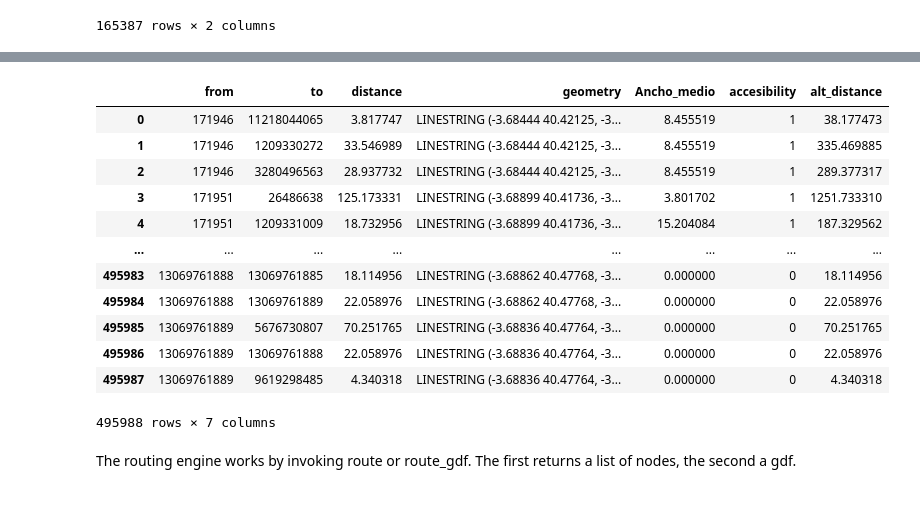
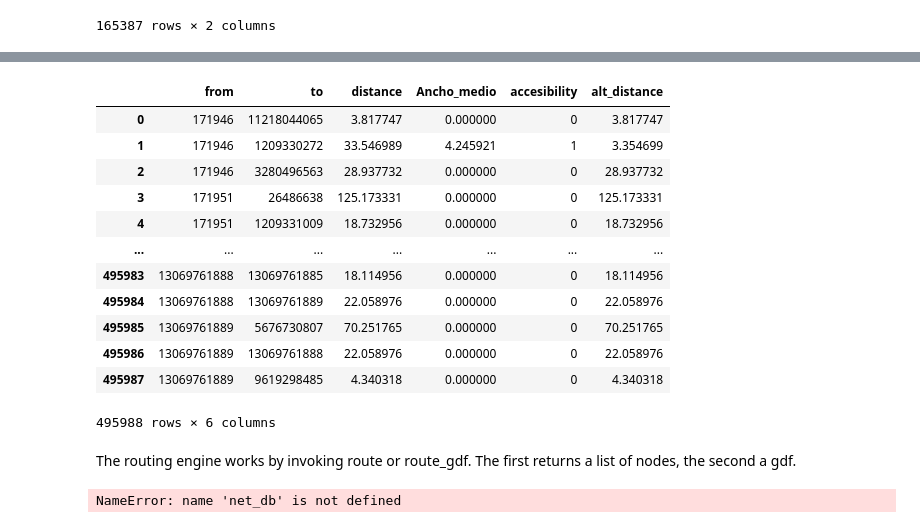
Before and after one commit to mehrrero/madrid_open_data, a Jupyter notebook: notebooks/example.ipynb, the cells around one changed output, grey strips where cells are left out. Saved outputs shown, nothing was run; the diff lists cells and outputs as text; code cells hidden in the pictures.

```diff
--- a/notebooks/example.ipynb
+++ b/notebooks/example.ipynb
@@ -149,25 +166,27 @@ net_db.nodes
 # %%
-net.edges_alt
+net_db.edges_alt
 # %% [output]
-|  | from | to | distance | geometry | Ancho_medio | accesibility | alt_distance |
-| 0 | 171946 | 11218044065 | 3.817747 | LINESTRING (-3.68444 40.42125, -3... | 8.455519 | 1 | 38.177473 |
-| 1 | 171946 | 1209330272 | 33.546989 | LINESTRING (-3.68444 40.42125, -3... | 8.455519 | 1 | 335.469885 |
-| 2 | 171946 | 3280496563 | 28.937732 | LINESTRING (-3.68444 40.42125, -3... | 8.455519 | 1 | 289.377317 |
-| 3 | 171951 | 26486638 | 125.173331 | LINESTRING (-3.68899 40.41736, -3... | 3.801702 | 1 | 1251.733310 |
-| 4 | 171951 | 1209331009 | 18.732956 | LINESTRING (-3.68899 40.41736, -3... | 15.204084 | 1 | 187.329562 |
-| ... | ... | ... | ... | ... | ... | ... | ... |
-| 495983 | 13069761888 | 13069761885 | 18.114956 | LINESTRING (-3.68862 40.47768, -3... | 0.000000 | 0 | 18.114956 |
-| 495984 | 13069761888 | 13069761889 | 22.058976 | LINESTRING (-3.68862 40.47768, -3... | 0.000000 | 0 | 22.058976 |
-| 495985 | 13069761889 | 5676730807 | 70.251765 | LINESTRING (-3.68836 40.47764, -3... | 0.000000 | 0 | 70.251765 |
-| 495986 | 13069761889 | 13069761888 | 22.058976 | LINESTRING (-3.68836 40.47764, -3... | 0.000000 | 0 | 22.058976 |
-| 495987 | 13069761889 | 9619298485 | 4.340318 | LINESTRING (-3.68836 40.47764, -3... | 0.000000 | 0 | 4.340318 |
+|  | from | to | distance | Ancho_medio | accesibility | alt_distance |
+| 0 | 171946 | 11218044065 | 3.817747 | 0.000000 | 0 | 3.817747 |
+| 1 | 171946 | 1209330272 | 33.546989 | 4.245921 | 1 | 3.354699 |
+| 2 | 171946 | 3280496563 | 28.937732 | 0.000000 | 0 | 28.937732 |
+| 3 | 171951 | 26486638 | 125.173331 | 0.000000 | 0 | 125.173331 |
+| 4 | 171951 | 1209331009 | 18.732956 | 0.000000 | 0 | 18.732956 |
+| ... | ... | ... | ... | ... | ... | ... |
+| 495983 | 13069761888 | 13069761885 | 18.114956 | 0.000000 | 0 | 18.114956 |
+| 495984 | 13069761888 | 13069761889 | 22.058976 | 0.000000 | 0 | 22.058976 |
+| 495985 | 13069761889 | 5676730807 | 70.251765 | 0.000000 | 0 | 70.251765 |
+| 495986 | 13069761889 | 13069761888 | 22.058976 | 0.000000 | 0 | 22.058976 |
+| 495987 | 13069761889 | 9619298485 | 4.340318 | 0.000000 | 0 | 4.340318 |
-495988 rows × 7 columns
+495988 rows × 6 columns
 # %% [markdown]
 The routing engine works by invoking route or route_gdf. The first returns a list of nodes, the second a gdf.
 # %%
 coord1 = (-3.703790, 40.416775)  # Example coordinates for Madrid in (longitude, latitude) format.
 coord2 = (-3.72, 40.416775)
 # %%
-ruta = net.route_gdf(coord1, coord2, alternate=False)
-ruta_alt = net.route_gdf(coord1, coord2, alternate=True)
+ruta = net_db.route_gdf(coord1, coord2, alternate=False)
+ruta_alt = net_db.routÇe_gdf(coord1, coord2, alternate=True)
+# %% [output]
+NameError: name 'net_db' is not defined
 # %%
```
Also changed, not shown: parts of 14 cells of this notebook, 1 other file.
